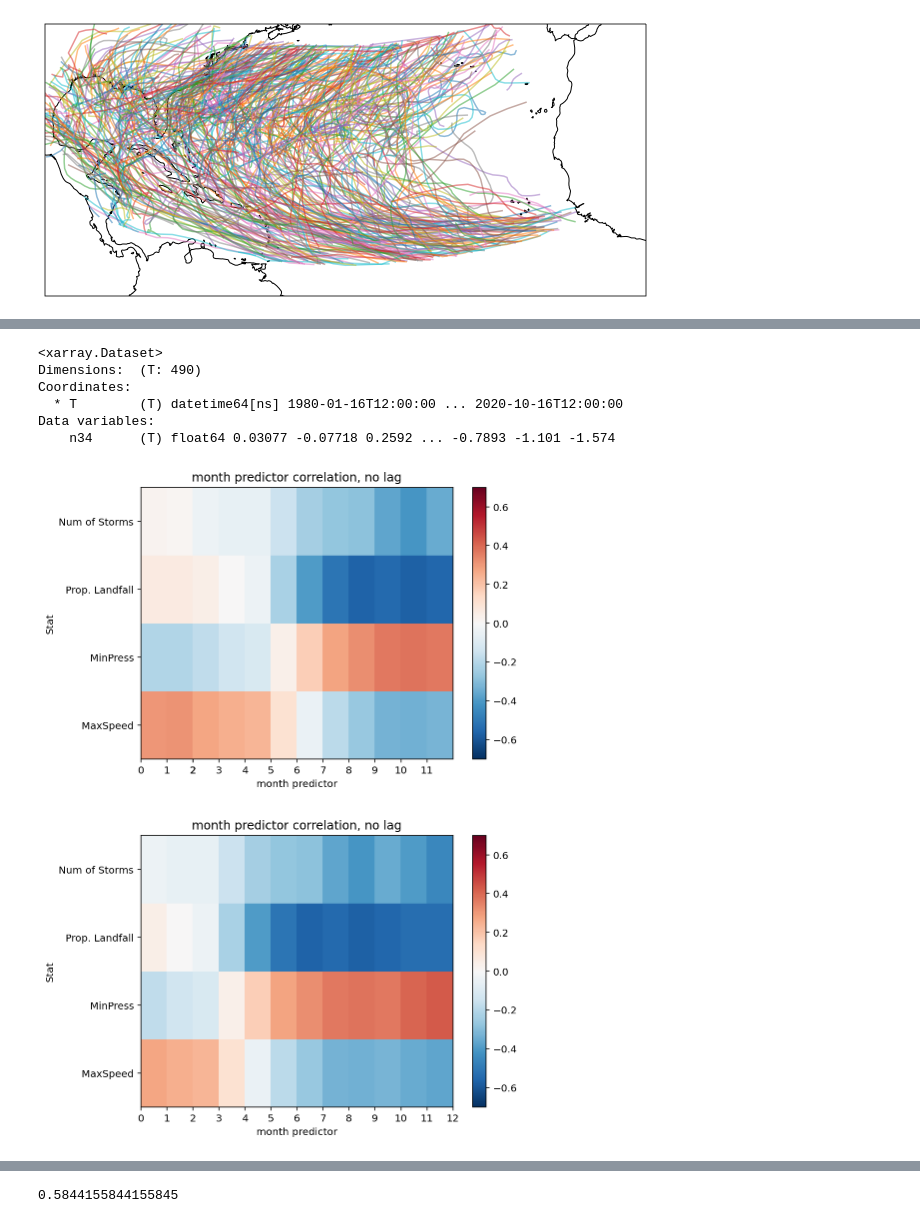
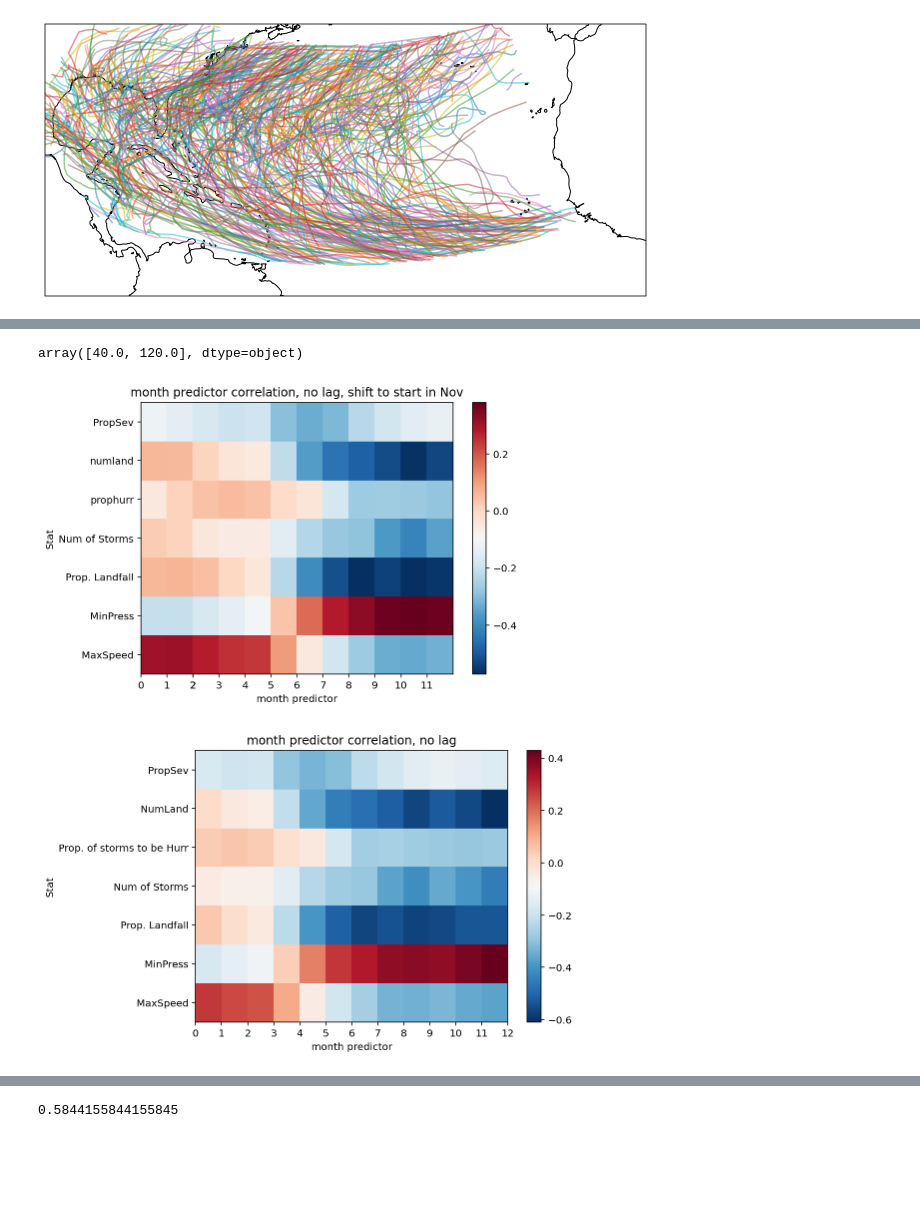
Before and after one commit to mdonahue263/apma4990-mad2311, a Jupyter notebook: workingWithData.ipynb, the cells around one changed output, grey strips where cells are left out. Cells and saved outputs as stored; diff of their text form; code cells hidden in the pictures; blank space fills up the shorter version.

Commit message:
found 2 year lead corr

```diff
--- a/workingWithData.ipynb
+++ b/workingWithData.ipynb
@@ -152,7 +123,7 @@ allkeys = hd.groupby('key').count().key.values
 # %%
 #I want a dataset with just year, key, landfall (T/F)
 # %%
-biglist = pd.DataFrame(columns = ['Year', 'Landfall', 'MaxSpeed', 'MinPres', 'key'], index = np.arange(0,len(allkeys)))
+biglist = pd.DataFrame(columns = ['Year', 'Hurr', 'Landfall', 'MaxSpeed', 'MinPres', 'key'], index = np.arange(0,len(allkeys)))
 
 for key in range(len(allkeys)):
 
@@ -162,6 +133,7 @@ for key in range(len(allkeys)):
     year = allkeys[key][-4:]
     minTemp = 1000
     landfall = False
+    hurr = False
     thisHurr = hd.where(hd['key'] == allkeys[key], drop = True)
 
     #Get whether landfall
@@ -181,8 +153,17 @@ for key in range(len(allkeys)):
         if k.values < minpres:
             minpres = k.values
 
+    #WasHurr?
+    for l in thisHurr['Class']:
+        if l.values == ' HU':
+            hurr = True
+
     #Add to list
-    biglist.loc[key] = [year, landfall, maxspeed, minpres, allkeys[key]]
+    biglist.loc[key] = [year, hurr, landfall, maxspeed, minpres, allkeys[key]]
+# %%
+np.quantile(inOrder.MaxSpeed, [0.1, 0.9])
+# %% [output]
+array([40.0, 120.0], dtype=object)
 # %%
 yearcount = []
 xar = xr.DataArray(biglist)
@@ -230,14 +238,6 @@ n34_Sep = n34_Sep_ds.n34_Sep - n34_Sep_ds.n34_Sep.mean('T')
 
 # n34_Aug['T'].dt.year
 preds = n34_Sep[2:-2].values
-n34
-# %% [output]
-<xarray.Dataset>
-Dimensions:  (T: 490)
-Coordinates:
-  * T        (T) datetime64[ns] 1980-01-16T12:00:00 ... 2020-10-16T12:00:00
-Data variables:
-    n34      (T) float64 0.03077 -0.07718 0.2592 ... -0.7893 -1.101 -1.574
 # %%
 n34 = xr.open_dataset('n34T.nc')
 n34 = n34-n34.mean('T')
@@ -268,57 +268,71 @@ n34_Dec = n34.n34.where(n34['T'].dt.month == Dec, drop = True)
 # %%
 #Try starting year from November
 
-cc2 = np.empty((4,12))
+cc2 = np.empty((7,12))
 for imonth in range(0,12):
     if imonth != 10 and imonth != 11:
         cc2[0, (imonth+2)%12] = cor(n34.n34.where(n34['T'].dt.month == imonth+1, drop = True)[2:-1].values, resF['MaxSpeed'])
         cc2[1, (imonth+2)%12] = cor(n34.n34.where(n34['T'].dt.month == imonth+1, drop = True)[2:-1].values, resF['MinPress'])
         cc2[2, (imonth+2)%12] = cor(n34.n34.where(n34['T'].dt.month == imonth+1, drop = True)[2:-1].values, resF['Prop'])
         cc2[3, (imonth+2)%12] = cor(n34.n34.where(n34['T'].dt.month == imonth+1, drop = True)[2:-1].values, resF['Count'])
+        cc2[4, (imonth+2)%12] = cor(n34.n34.where(n34['T'].dt.month == imonth+1, drop = True)[2:-1].values, resF['PropHurr'])
+        cc2[5, (imonth+2)%12] = cor(n34.n34.where(n34['T'].dt.month == imonth+1, drop = True)[2:-1].values, resF['NumLand'])
+        cc2[6, (imonth+2)%12] = cor(n34.n34.where(n34['T'].dt.month == imonth+1, drop = True)[2:-1].values, resF['PropSev'])
     else:
         cc2[0, (imonth+2)%12] = cor(n34.n34.where(n34['T'].dt.month == imonth+1, drop = True)[1:-1].values, resF['MaxSpeed'])
         cc2[1, (imonth+2)%12] = cor(n34.n34.where(n34['T'].dt.month == imonth+1, drop = True)[1:-1].values, resF['MinPress'])
         cc2[2, (imonth+2)%12] = cor(n34.n34.where(n34['T'].dt.month == imonth+1, drop = True)[1:-1].values, resF['Prop'])
         cc2[3, (imonth+2)%12] = cor(n34.n34.where(n34['T'].dt.month == imonth+1, drop = True)[1:-1].values, resF['Count'])
+        cc2[4, (imonth+2)%12] = cor(n34.n34.where(n34['T'].dt.month == imonth+1, drop = True)[1:-1].values, resF['PropHurr'])
+        cc2[5, (imonth+2)%12] = cor(n34.n34.where(n34['T'].dt.month == imonth+1, drop = True)[1:-1].values, resF['NumLand'])
+        cc2[6, (imonth+2)%12] = cor(n34.n34.where(n34['T'].dt.month == imonth+1, drop = True)[1:-1].values, resF['PropSev'])
 # %%
 fig, ax = plt.subplots(figsize = (7, 5))
 
-g = ax.pcolormesh(np.arange(0, 12 + 1), np.arange(0, 5) + 0.5, cc2, vmax=.7, vmin=-.7, cmap='RdBu_r')
+g = ax.pcolormesh(np.arange(0, 12 + 1), np.arange(0, 8) + 0.5, cc2, vmax=cc2.max(), vmin=cc2.min(), cmap='RdBu_r')
 
-ax.set_yticks(np.arange(1,5))
-ax.set_yticklabels(['MaxSpeed','MinPress','Prop. Landfall', 'Num of Storms'])
+ax.set_yticks(np.arange(1,8))
+ax.set_yticklabels(['MaxSpeed','MinPress','Prop. Landfall', 'Num of Storms','prophurr','numland', 'PropSev'])
 ax.set_xticks((np.arange(0,13)+2)%12)
 plt.colorbar(g)
 ax.set_ylabel('Stat')
 ax.set_xlabel('month predictor')
-ax.set_title('month predictor correlation, no lag');
+ax.set_title('month predictor correlation, no lag, shift to start in Nov');
 # %% [output]
-[figure, old version]
+[figure, new version]
 # %%
-cc = np.empty((4,12))
+#Test some correlations
+
+cc = np.empty((7,12))
 for imonth in range(0,12):
     if imonth != 10 and imonth != 11:
         cc[0, imonth] = cor(n34.n34.where(n34['T'].dt.month == imonth+1, drop = True)[2:-1].values, resF['MaxSpeed'])
         cc[1, imonth] = cor(n34.n34.where(n34['T'].dt.month == imonth+1, drop = True)[2:-1].values, resF['MinPress'])
         cc[2, imonth] = cor(n34.n34.where(n34['T'].dt.month == imonth+1, drop = True)[2:-1].values, resF['Prop'])
         cc[3, imonth] = cor(n34.n34.where(n34['T'].dt.month == imonth+1, drop = True)[2:-1].values, resF['Count'])
+        cc[4, imonth] = cor(n34.n34.where(n34['T'].dt.month == imonth+1, drop = True)[2:-1].values, resF['PropHurr'])
+        cc[5, imonth] = cor(n34.n34.where(n34['T'].dt.month == imonth+1, drop = True)[2:-1].values, resF['NumLand'])
+        cc[6, imonth] = cor(n34.n34.where(n34['T'].dt.month == imonth+1, drop = True)[2:-1].values, resF['PropSev'])
     else:
         cc[0, imonth] = cor(n34.n34.where(n34['T'].dt.month == imonth+1, drop = True)[2:].values, resF['MaxSpeed'])
         cc[1, imonth] = cor(n34.n34.where(n34['T'].dt.month == imonth+1, drop = True)[2:].values, resF['MinPress'])
         cc[2, imonth] = cor(n34.n34.where(n34['T'].dt.month == imonth+1, drop = True)[2:].values, resF['Prop'])
         cc[3, imonth] = cor(n34.n34.where(n34['T'].dt.month == imonth+1, drop = True)[2:].values, resF['Count'])
+        cc[4, imonth] = cor(n34.n34.where(n34['T'].dt.month == imonth+1, drop = True)[2:].values, resF['PropHurr'])
+        cc[5, imonth] = cor(n34.n34.where(n34['T'].dt.month == imonth+1, drop = True)[2:].values, resF['NumLand'])
+        cc[6, imonth] = cor(n34.n34.where(n34['T'].dt.month == imonth+1, drop = True)[2:].values, resF['PropSev'])
 # %%
 fig, ax = plt.subplots(figsize = (7, 5))
 
-g = ax.pcolormesh(np.arange(0, 12 + 1), np.arange(0, 5) + 0.5, cc, vmax=.7, vmin=-.7, cmap='RdBu_r')
+g = ax.pcolormesh(np.arange(0, 12 + 1), np.arange(0, 8) + 0.5, cc, vmax=cc.max(), vmin=cc.min(), cmap='RdBu_r')
 
-ax.set_yticks(np.arange(1,5))
-ax.set_yticklabels(['MaxSpeed','MinPress','Prop. Landfall', 'Num of Storms'])
+ax.set_yticks(np.arange(1,8))
+ax.set_yticklabels(['MaxSpeed','MinPress','Prop. Landfall', 'Num of Storms', 'Prop. of storms to be Hurr', 'NumLand', 'PropSev'])
 ax.set_xticks(np.arange(0,13))
 plt.colorbar(g)
 ax.set_ylabel('Stat')
 ax.set_xlabel('month predictor')
 ax.set_title('month predictor correlation, no lag');
 # %% [output]
-[figure, old version]
+[figure, new version]
 # %%
```
Also changed, not shown: parts of 21 cells of this notebook.
